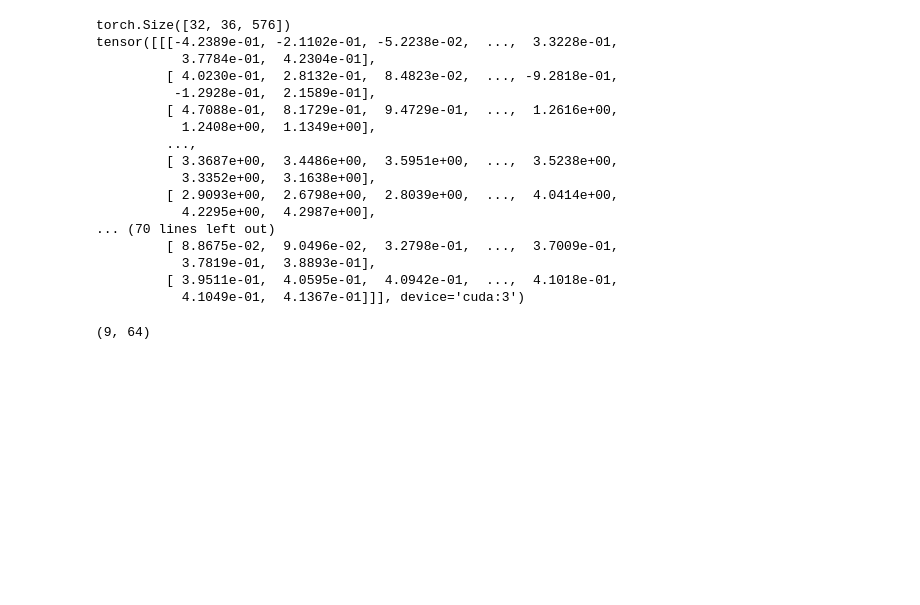
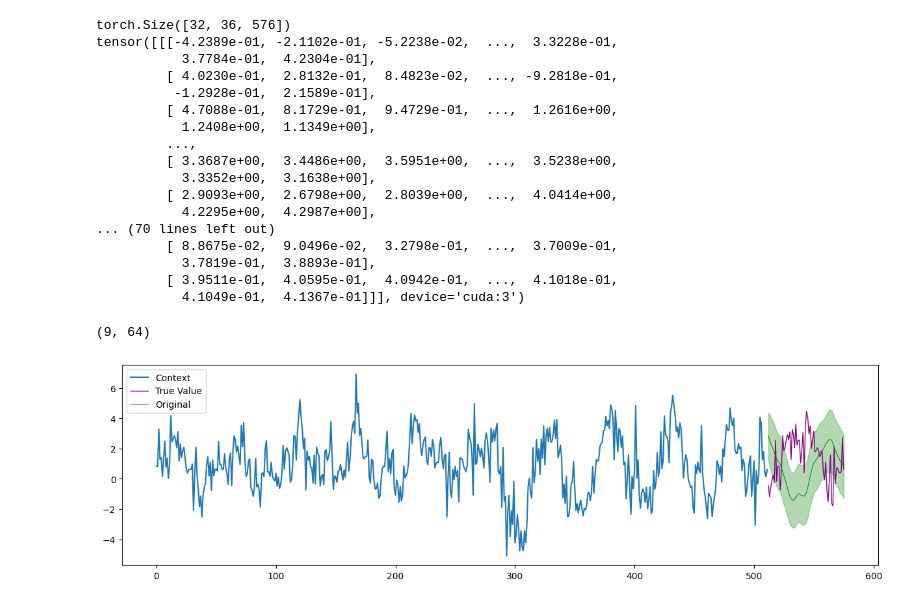
Before and after one commit to Coaster41/tsfm_head_calibration, a Jupyter notebook: moirai_tests.ipynb, the cells around one changed output. Drawn from its saved outputs; the diff is of its cells as text; code cells hidden in the pictures; blank space fills up the shorter version.

```diff
--- a/moirai_tests.ipynb
+++ b/moirai_tests.ipynb
@@ -186,36 +189,45 @@ tensor([[[-4.2389e-01, -2.1102e-01, -5.2238e-02,  ...,  3.3228e-01,
          [ 3.9511e-01,  4.0595e-01,  4.0942e-01,  ...,  4.1018e-01,
            4.1049e-01,  4.1367e-01]]], device='cuda:3')
 # %%
-moirai_module.get_reprs = False
+x, y = load_dataset('tsmixup', 4, pred_length=pred_len, ctx_len=context_len)
+moirai.module.get_reprs = False
 def torch_ds_to_gluonts_listdataset(dataset) -> Generator[dict[str, Any]]:
     def entries():
         for i in range(len(dataset)):
             val_dict = dataset[i]
             x = torch.cat((val_dict['past_values'], val_dict['future_values']))
             # past_vals, future_vals = dataset[i]
             yield {
                 "target": x.numpy(),  # array of shape (time,)
                 "start": datetime(1970, 1, 1, 0, 0),
                 "freq": 'h',
                 "item_id": f"item_{i}",
             }
 
     return ListDataset(entries(), freq='h')
 gluonts_ds = torch_ds_to_gluonts_listdataset(val_dataset)
 
 # print(x.shape)
-batch_size = 64
+batch_size = 32
 predictor = moirai.create_predictor(batch_size=batch_size)
 forecasts = predictor.predict(gluonts_ds)
 
 input_it = iter(x)
 label_it = iter(y)
 forecast_it = iter(forecasts)
 
 start_time = time.time()
 for i, (input, label, forecast) in enumerate(zip(input_it, label_it, forecast_it)):
     # print(f"{i} {(time.time()-start_time):.4f}")
     print(forecast.forecast_array.shape)
+    plt.figure(figsize=(15,4))
+    plt.plot(input, label="Context")
+    plt.plot(np.arange(label.shape[0]) + context_len, label.detach().cpu(), color='purple', label='True Value', lw=1)
+    plt.plot(np.arange(forecast.forecast_array.shape[1]) + context_len, forecast.forecast_array[4], color='green', label='Original', lw=0.7)
+    plt.fill_between(np.arange(forecast.forecast_array.shape[1]) + context_len, forecast.forecast_array[0], forecast.forecast_array[8], color='green', alpha=0.3)
+    plt.legend()
+    plt.show()
     break
 # %% [output]
 (9, 64)
+[figure, added]
```
Also changed, not shown: parts of 3 cells of this notebook, 11 other files.
